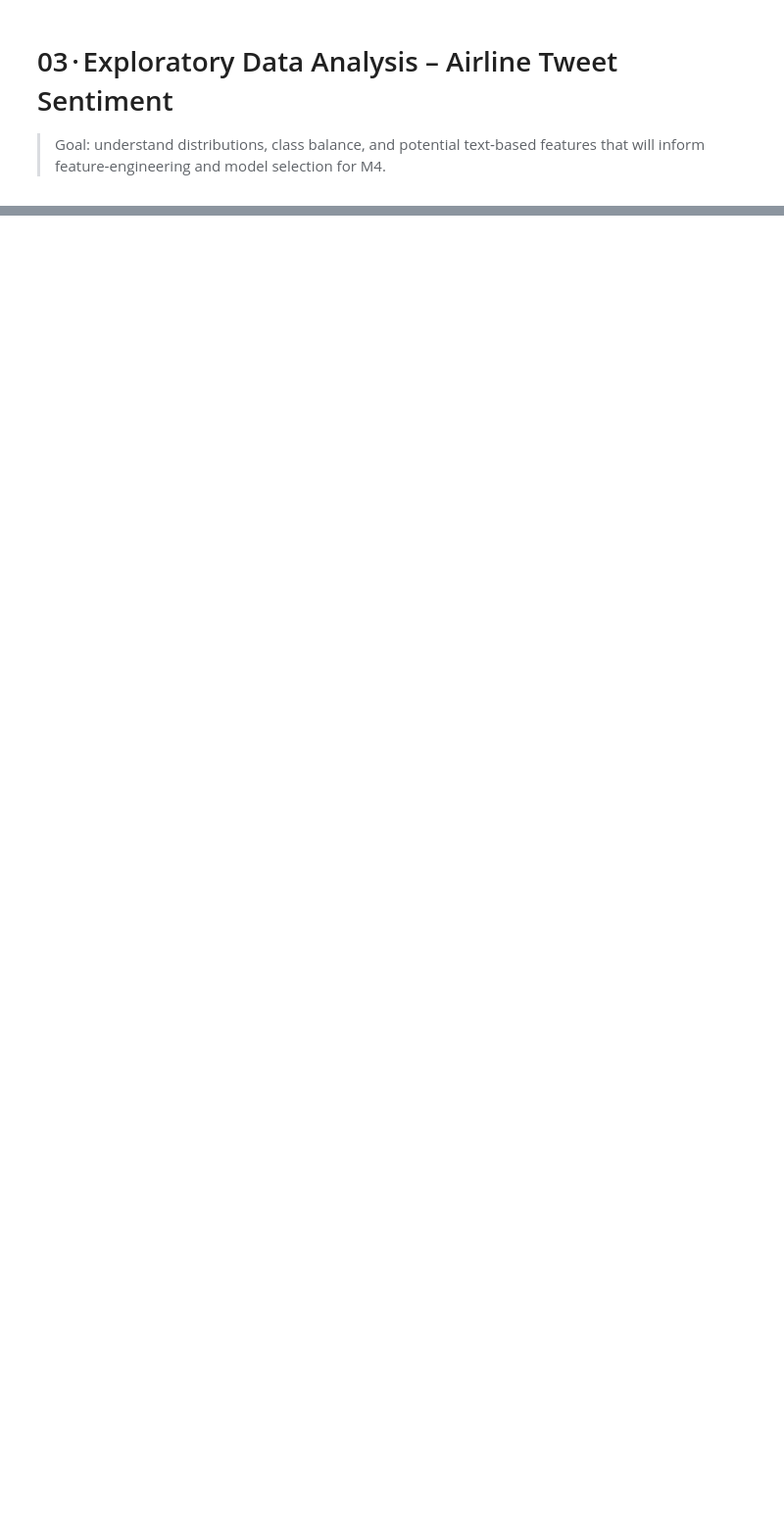
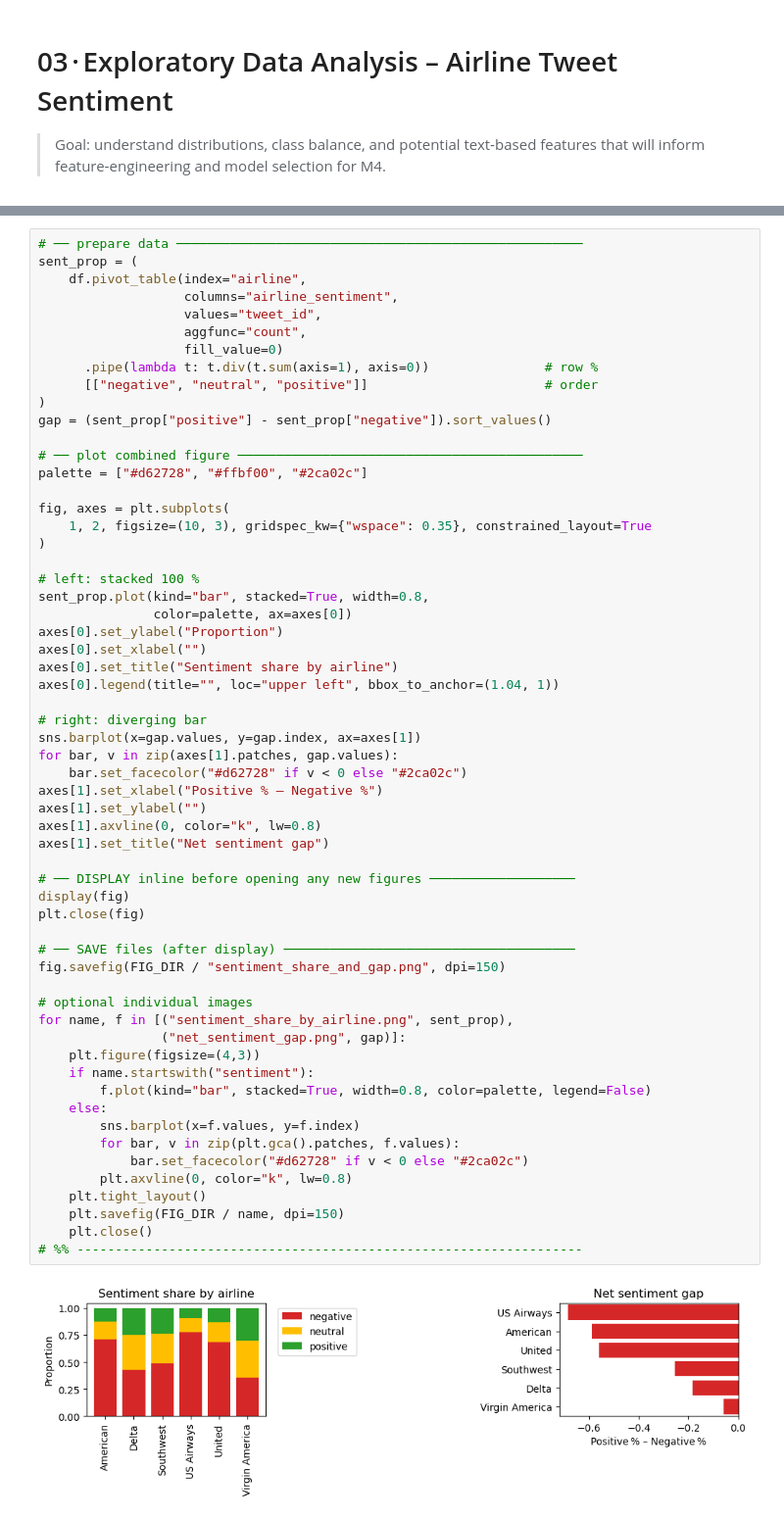
Before and after one commit to justin-castillo/twitter-airline-analysis, a Jupyter notebook: notebooks/03_eda_sentiment_features.ipynb, the cells around one changed output, grey strips where cells are left out. Shown at 98% size. Drawn from its saved outputs; the diff is of its cells as text; blank space fills up the shorter version.

```diff
--- a/notebooks/03_eda_sentiment_features.ipynb
+++ b/notebooks/03_eda_sentiment_features.ipynb
@@ -36,0 +127,61 @@
+# %%
+# ── prepare data ─────────────────────────────────────────────────────
+sent_prop = (
+    df.pivot_table(index="airline",
+                   columns="airline_sentiment",
+                   values="tweet_id",
+                   aggfunc="count",
+                   fill_value=0)
+      .pipe(lambda t: t.div(t.sum(axis=1), axis=0))               # row %
+      [["negative", "neutral", "positive"]]                       # order
+)
+gap = (sent_prop["positive"] - sent_prop["negative"]).sort_values()
+
+# ── plot combined figure ─────────────────────────────────────────────
+palette = ["#d62728", "#ffbf00", "#2ca02c"]
+
+fig, axes = plt.subplots(
+    1, 2, figsize=(10, 3), gridspec_kw={"wspace": 0.35}, constrained_layout=True
+)
+
+# left: stacked 100 %
+sent_prop.plot(kind="bar", stacked=True, width=0.8,
+               color=palette, ax=axes[0])
+axes[0].set_ylabel("Proportion")
+axes[0].set_xlabel("")
+axes[0].set_title("Sentiment share by airline")
+axes[0].legend(title="", loc="upper left", bbox_to_anchor=(1.04, 1))
+
+# right: diverging bar
+sns.barplot(x=gap.values, y=gap.index, ax=axes[1])
+for bar, v in zip(axes[1].patches, gap.values):
+    bar.set_facecolor("#d62728" if v < 0 else "#2ca02c")
+axes[1].set_xlabel("Positive % – Negative %")
+axes[1].set_ylabel("")
+axes[1].axvline(0, color="k", lw=0.8)
+axes[1].set_title("Net sentiment gap")
+
+# ── DISPLAY inline before opening any new figures ───────────────────
+display(fig)
+plt.close(fig)
+
+# ── SAVE files (after display) ──────────────────────────────────────
+fig.savefig(FIG_DIR / "sentiment_share_and_gap.png", dpi=150)
+
+# optional individual images
+for name, f in [("sentiment_share_by_airline.png", sent_prop),
+                ("net_sentiment_gap.png", gap)]:
+    plt.figure(figsize=(4,3))
+    if name.startswith("sentiment"):
+        f.plot(kind="bar", stacked=True, width=0.8, color=palette, legend=False)
+    else:
+        sns.barplot(x=f.values, y=f.index)
+        for bar, v in zip(plt.gca().patches, f.values):
+            bar.set_facecolor("#d62728" if v < 0 else "#2ca02c")
+        plt.axvline(0, color="k", lw=0.8)
+    plt.tight_layout()
+    plt.savefig(FIG_DIR / name, dpi=150)
+    plt.close()
+# %% ------------------------------------------------------------------
+# %% [output]
+[figure, added]
```
Also changed, not shown: parts of 14 cells of this notebook, 2 other files.
